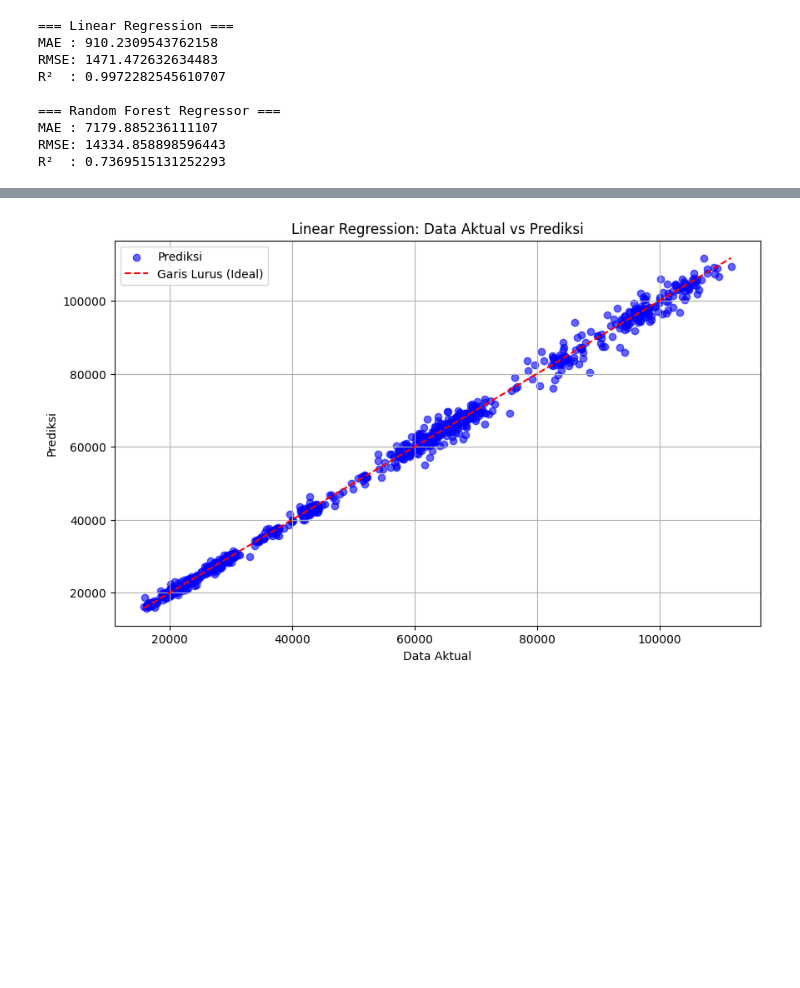
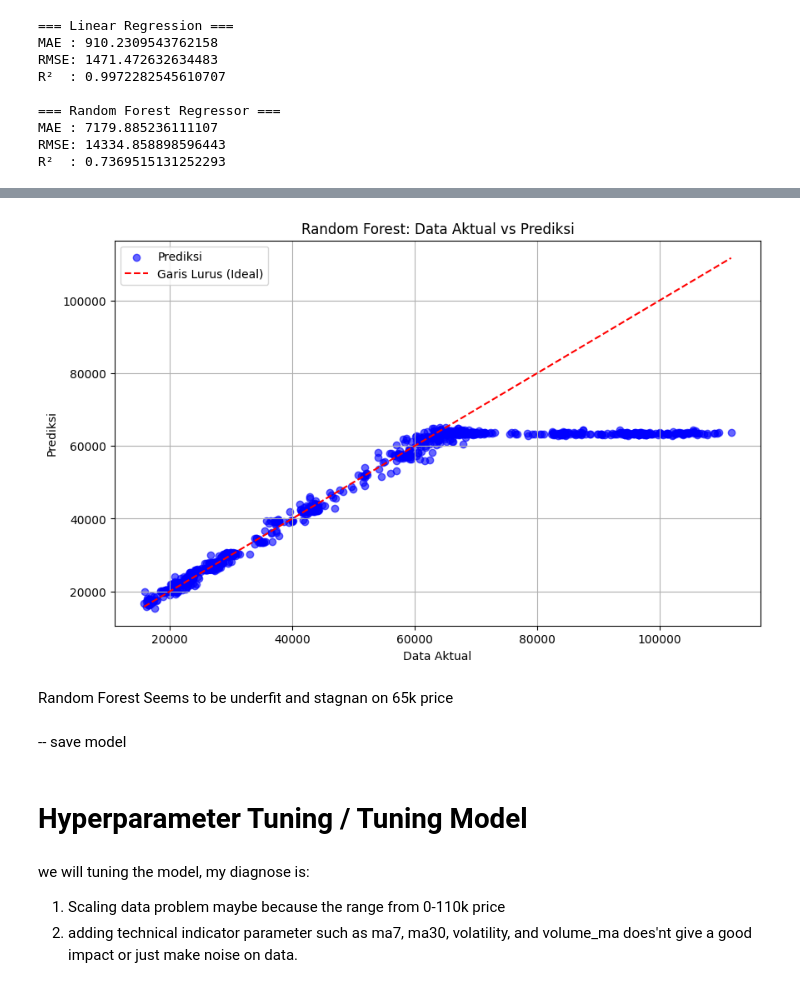
Before and after one commit to Raihlm/CryptoPredictionsProject, a Jupyter notebook: notebooks/modelTraining.ipynb, the cells around one changed output, grey strips where cells are left out. Drawn from its saved outputs; the diff is of its cells as text; code cells hidden in the pictures; blank space fills up the shorter version.

```diff
--- a/notebooks/modelTraining.ipynb
+++ b/notebooks/modelTraining.ipynb
@@ -173,24 +143,25 @@ R²  : 0.7369515131252293
 # %%
 import matplotlib.pyplot as plt
 import numpy as np
 
-# Prediksi menggunakan Linear Regression
-y_pred = linreg.predict(X_test)
+y_pred = rf_reg.predict(X_test)
 
-# Plot data aktual vs prediksi
 plt.figure(figsize=(10, 6))
 plt.scatter(y_test, y_pred, color='blue', label='Prediksi', alpha=0.6)
 plt.plot([min(y_test), max(y_test)], [min(y_test), max(y_test)], color='red', label='Garis Lurus (Ideal)', linestyle='--')
 
-# Tambahkan label dan judul
 plt.xlabel("Data Aktual")
 plt.ylabel("Prediksi")
-plt.title("Linear Regression: Data Aktual vs Prediksi")
+plt.title("Random Forest: Data Aktual vs Prediksi")
 plt.legend()
 plt.grid(True)
 plt.show()
 # %% [output]
-[figure, old version]
+[figure, new version]
+# %% [markdown]
+Random Forest Seems to be underfit and stagnan on 65k price
+# %% [markdown]
+-- save model
 # %%
 # Save model dan scaler
 with open('../Model/price_prediction/linreg_model.pkl', 'wb') as f:
@@ -201,3 +172,10 @@ with open('../Model/price_prediction/rf_reg_model.pkl', 'wb') as f:
 
 with open('../Model/price_prediction/scaler_price.pkl', 'wb') as f:
     pickle.dump(scaler, f)
+# %% [markdown]
+# Hyperparameter Tuning / Tuning Model
+# %% [markdown]
+we will tuning the model, my diagnose is:
+1. Scaling data problem
+maybe because the range from 0-110k price
+2. adding technical indicator parameter such as ma7, ma30, volatility, and volume_ma does'nt give a good impact or just make noise on data.
```
Also changed, not shown: parts of 30 cells of this notebook, 20 other files.
